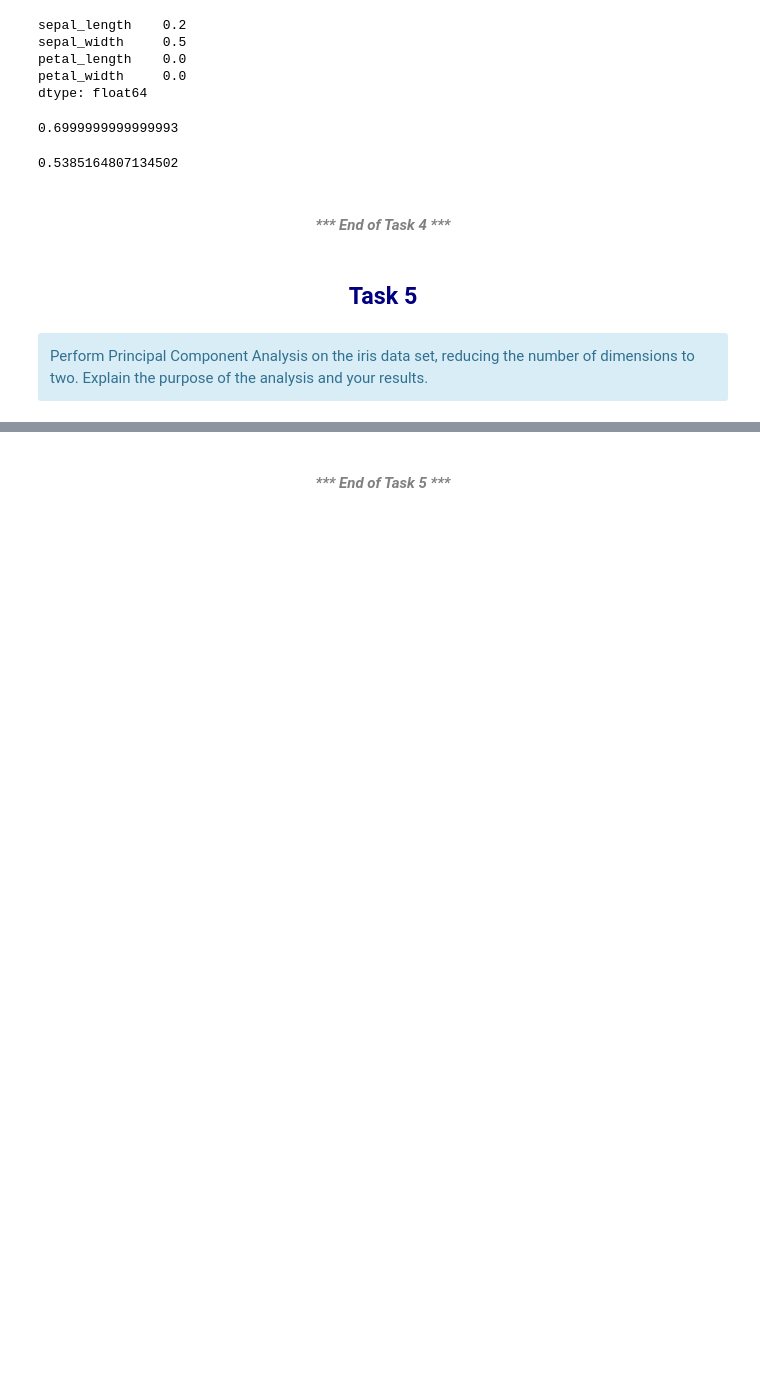
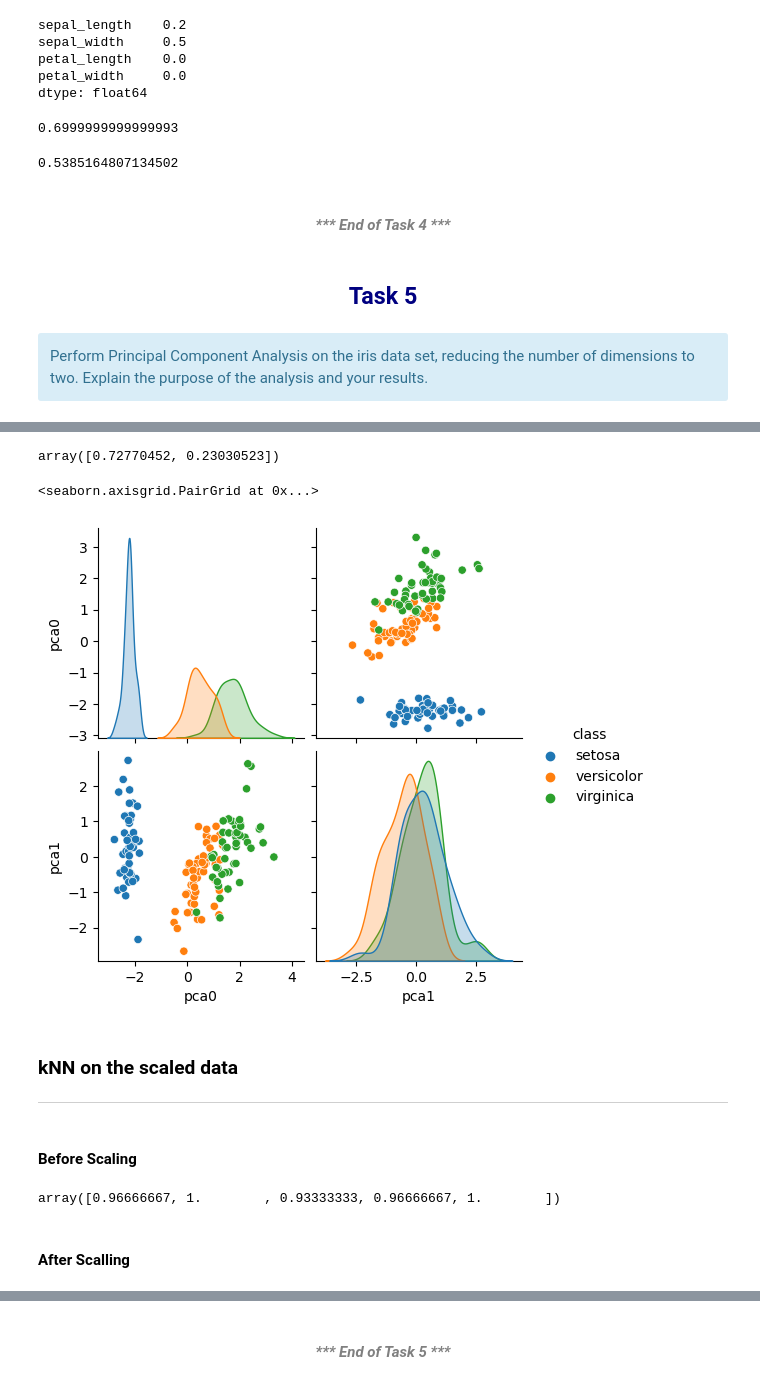
Before and after one commit to Anna20041983/Machine_Learning_and_Statistics, a Jupyter notebook: tasks.ipynb, the cells around one changed output, grey strips where cells are left out. Drawn from its saved outputs; the diff is of its cells as text; code cells hidden in the pictures; blank space fills up the shorter version.

```diff
--- a/tasks.ipynb
+++ b/tasks.ipynb
@@ -902,0 +1104,6 @@ Perform Principal Component Analysis on the iris data set, reducing the number o
+# %%
+# Transformed X array
+X_transformed = scaler.transform(X)
+
+# Show
+X_transformed
@@ -902,0 +1148,6 @@ Perform Principal Component Analysis on the iris data set, reducing the number o
+# %%
+# Re-create data frame
+df_X_trans = pd.DataFrame(X_transformed, columns=X.columns)
+
+# Show
+df_X_trans
@@ -902,0 +1297,19 @@ Perform Principal Component Analysis on the iris data set, reducing the number o
+# %%
+# Create a new PCA instance
+pca = dec.PCA(n_components=2)
+
+# Fit the scaled data
+pca.fit(df_X_trans)
+
+# Transform
+X_trans_pca = pca.transform(df_X_trans)
+
+# Original classifications
+df_trans_pca = pd.DataFrame(df[['class']])
+
+# Incorporate our PCA variables
+df_trans_pca['pca0'] = X_trans_pca[:, 0]
+df_trans_pca['pca1'] = X_trans_pca[:, 1]
+
+# Show
+df_trans_pca
@@ -902,0 +1330,35 @@ Perform Principal Component Analysis on the iris data set, reducing the number o
+# %%
+# Look at the variance
+pca.explained_variance_ratio_
+# %% [output]
+array([0.72770452, 0.23030523])
+# %%
+# Pair plot
+sns.pairplot(df_trans_pca, hue='class')
+# %% [output]
+<seaborn.axisgrid.PairGrid at 0x...>
+[figure, added]
+# %% [markdown]
+### kNN on the scaled data
+***
+# %% [markdown]
+#### Before Scaling
+# %%
+# Load the data
+df = pd.read_csv('iris.csv').dropna()
+
+# Create a new instance of a classifier
+clf = sk.neighbors.KNeighborsClassifier()
+
+# X data
+X = df[['sepal_length', 'sepal_width', 'petal_length', 'petal_width']]
+
+# y data
+y = df['class'].to_numpy()
+
+# Run cross-validation with five folds
+sk.model_selection.cross_val_score(clf, X, y)
+# %% [output]
+array([0.96666667, 1.        , 0.93333333, 0.96666667, 1.        ])
+# %% [markdown]
+#### After Scalling
```
Also changed, not shown: parts of 37 cells of this notebook.
